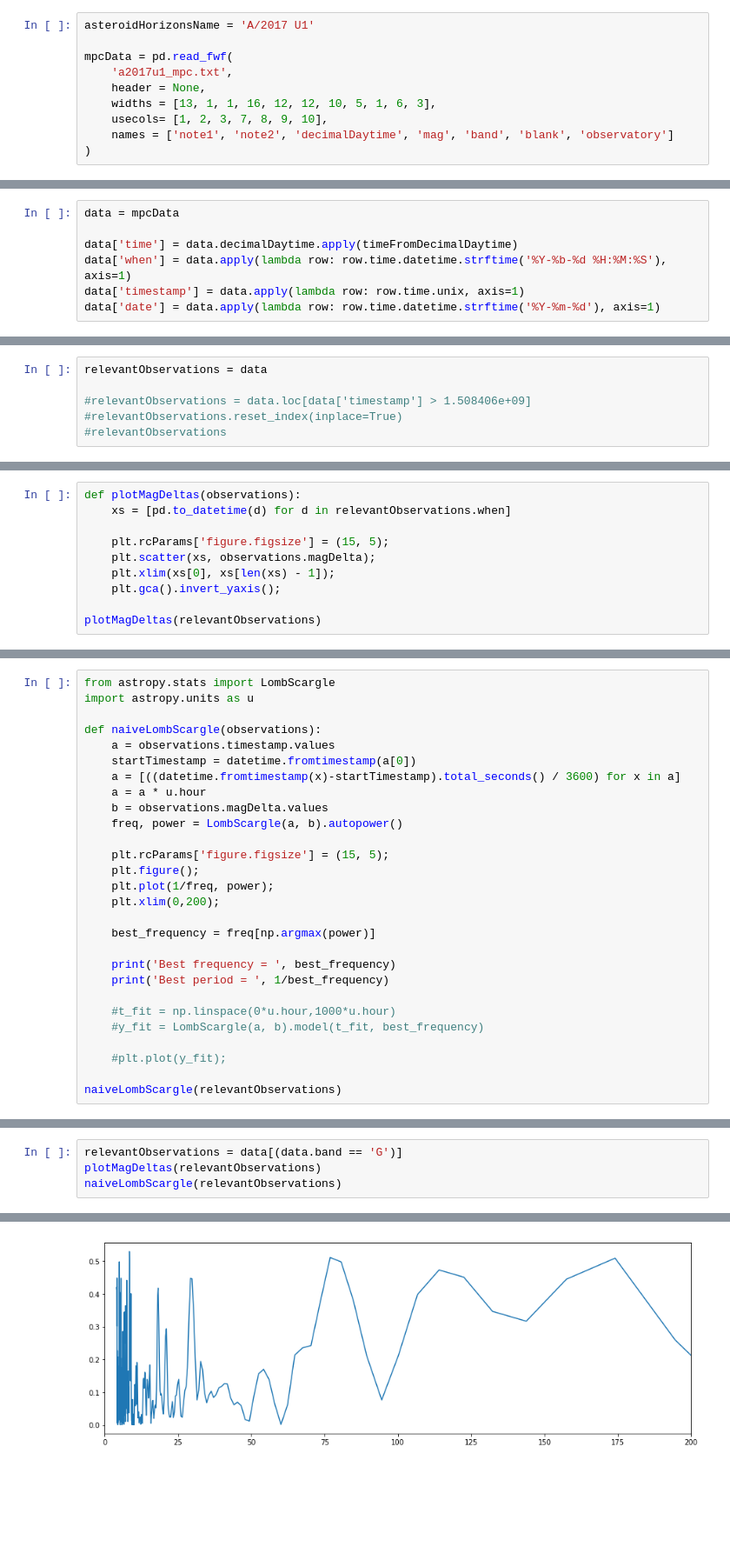
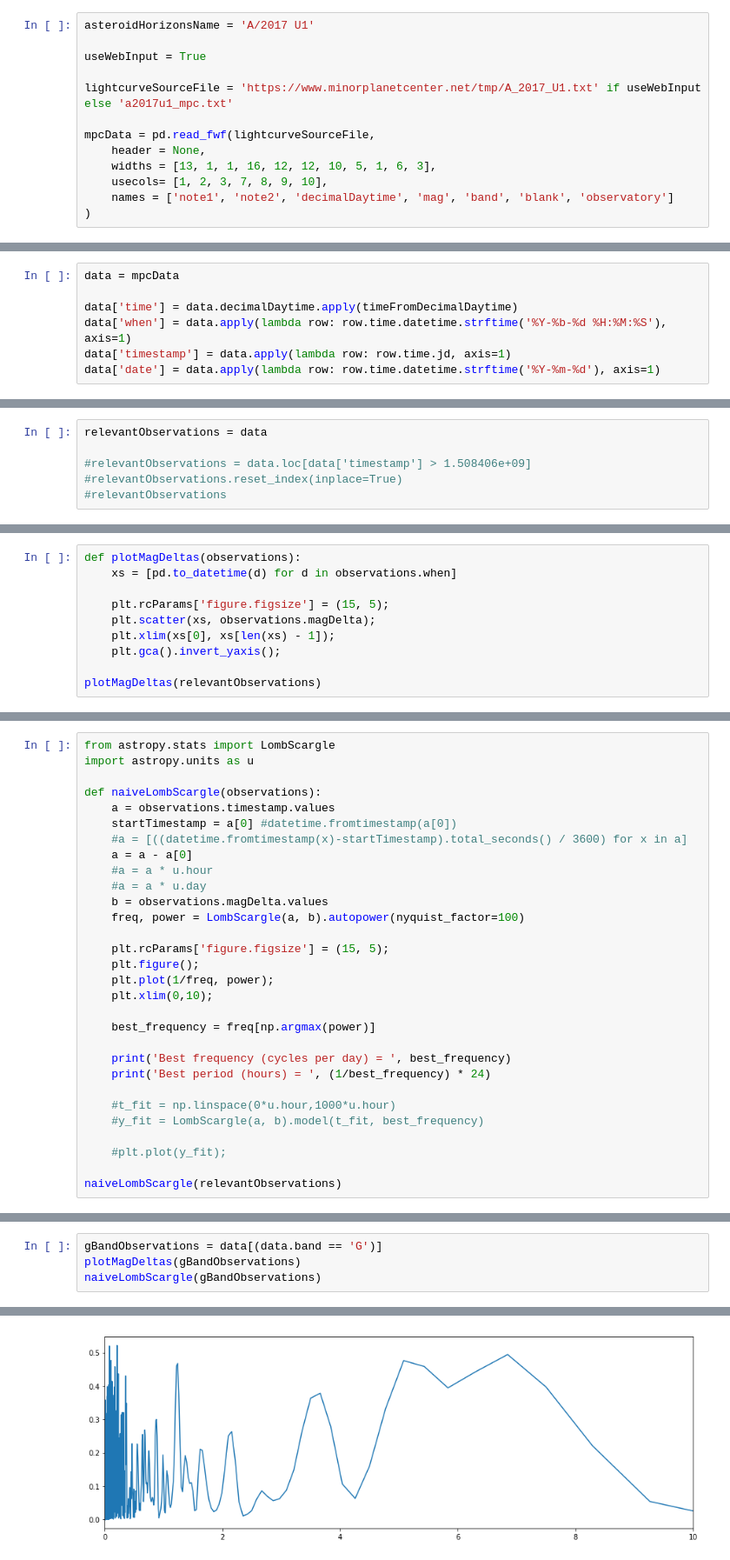
Before and after one commit to sharponlooker/A2017U1, a Jupyter notebook: A2017U1.ipynb, the cells around one changed output, grey strips where cells are left out. Shown at 87% size. Cells and saved outputs as stored; diff of their text form; blank space fills up the shorter version.

Commit message:
New observations and more text. Included Thirouin et al Lomb-Scargle calibration.

```diff
--- a/A2017U1.ipynb
+++ b/A2017U1.ipynb
@@ -12,8 +26,11 @@ Can something be said about the rotation period using the reported magnitudes?
 # %%
 asteroidHorizonsName = 'A/2017 U1'
 
-mpcData = pd.read_fwf(
-    'a2017u1_mpc.txt',
+useWebInput = True
+
+lightcurveSourceFile = 'https://www.minorplanetcenter.net/tmp/A_2017_U1.txt' if useWebInput else 'a2017u1_mpc.txt'
+
+mpcData = pd.read_fwf(lightcurveSourceFile,
     header = None,
     widths = [13, 1, 1, 16, 12, 12, 10, 5, 1, 6, 3],
     usecols= [1, 2, 3, 7, 8, 9, 10],
@@ -26,7 +43,7 @@ data = mpcData
 
 data['time'] = data.decimalDaytime.apply(timeFromDecimalDaytime)
 data['when'] = data.apply(lambda row: row.time.datetime.strftime('%Y-%b-%d %H:%M:%S'), axis=1)
-data['timestamp'] = data.apply(lambda row: row.time.unix, axis=1)
+data['timestamp'] = data.apply(lambda row: row.time.jd, axis=1)
 data['date'] = data.apply(lambda row: row.time.datetime.strftime('%Y-%m-%d'), axis=1)
 # %%
 if False:
@@ -77,6 +94,6 @@ plt.gca().invert_yaxis();
 # %%
 def plotMagDeltas(observations):
-    xs = [pd.to_datetime(d) for d in relevantObservations.when]
+    xs = [pd.to_datetime(d) for d in observations.when]
 
     plt.rcParams['figure.figsize'] = (15, 5);
     plt.scatter(xs, observations.magDelta);
@@ -92,21 +109,23 @@ import astropy.units as u
 
 def naiveLombScargle(observations):
     a = observations.timestamp.values
-    startTimestamp = datetime.fromtimestamp(a[0])
-    a = [((datetime.fromtimestamp(x)-startTimestamp).total_seconds() / 3600) for x in a]
-    a = a * u.hour
+    startTimestamp = a[0] #datetime.fromtimestamp(a[0])
+    #a = [((datetime.fromtimestamp(x)-startTimestamp).total_seconds() / 3600) for x in a]
+    a = a - a[0]
+    #a = a * u.hour
+    #a = a * u.day
     b = observations.magDelta.values
-    freq, power = LombScargle(a, b).autopower()
+    freq, power = LombScargle(a, b).autopower(nyquist_factor=100)
 
     plt.rcParams['figure.figsize'] = (15, 5);
     plt.figure();
     plt.plot(1/freq, power);
-    plt.xlim(0,200);
+    plt.xlim(0,10);
 
     best_frequency = freq[np.argmax(power)]
 
-    print('Best frequency = ', best_frequency)
-    print('Best period = ', 1/best_frequency)
+    print('Best frequency (cycles per day) = ', best_frequency)
+    print('Best period (hours) = ', (1/best_frequency) * 24)
 
     #t_fit = np.linspace(0*u.hour,1000*u.hour)
     #y_fit = LombScargle(a, b).model(t_fit, best_frequency)
@@ -130,5 +149,5 @@ Best period =  2.4602720306513413 h
 # %%
-relevantObservations = data[(data.band == 'G')]
-plotMagDeltas(relevantObservations)
-naiveLombScargle(relevantObservations)
+gBandObservations = data[(data.band == 'G')]
+plotMagDeltas(gBandObservations)
+naiveLombScargle(gBandObservations)
 # %% [output]
@@ -138,4 +157,4 @@ Best period =  8.458205456095481 h
-[figure, old version]
+[figure, new version]
 # %%
 relevantObservations = data[(data.band == 'R') & (data.observatory == '926')]
 plotMagDeltas(relevantObservations)
```
Also changed, not shown: parts of 8 cells of this notebook, 6 other files.
